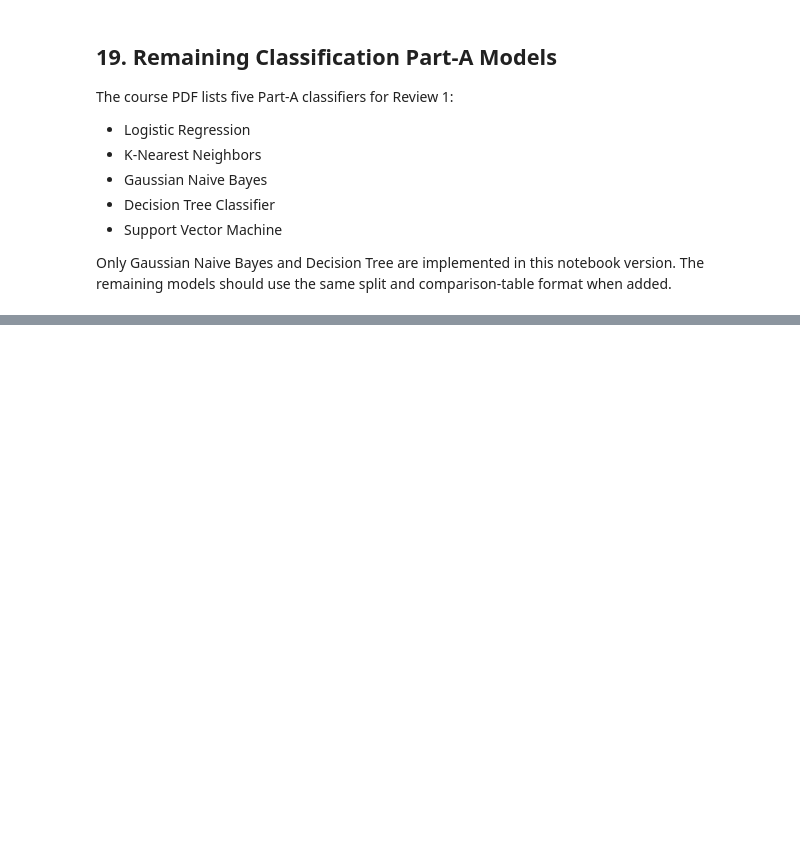
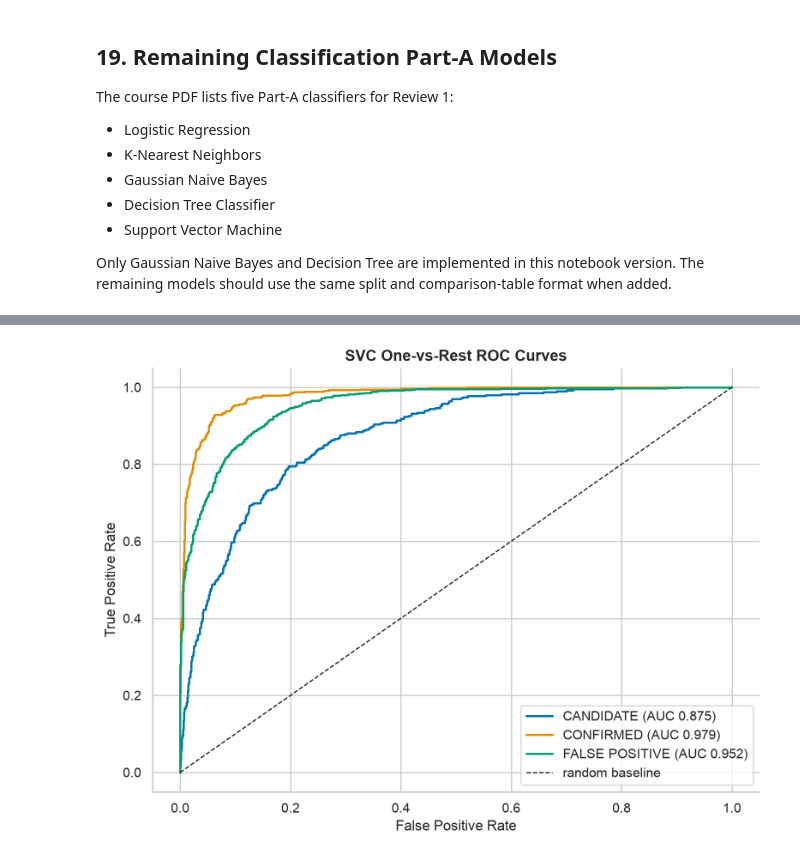
Before and after one commit to DominicKarolPeter/ML-Capstone_project, a Jupyter notebook: notebooks/classification.ipynb, the cells around one changed output, grey strips where cells are left out. Cells and saved outputs as stored; diff of their text form; code cells hidden in the pictures; blank space fills up the shorter version.

```diff
--- a/notebooks/classification.ipynb
+++ b/notebooks/classification.ipynb
@@ -729,0 +826,21 @@ Only Gaussian Naive Bayes and Decision Tree are implemented in this notebook ver
+# %%
+#one-vs-rest roc curves for svc, saved under figures/SVC/
+svc_y_test_bin = label_binarize(y_test, classes=svc_classes)
+
+fig, ax = plt.subplots(figsize=(8, 6), dpi=200)
+for idx, class_name in enumerate(svc_classes):
+    fpr, tpr, _ = roc_curve(svc_y_test_bin[:, idx], svc_probabilities[:, idx])
+    auc = roc_auc_score(svc_y_test_bin[:, idx], svc_probabilities[:, idx])
+    ax.plot(fpr, tpr, lw=1.8, label=f"{class_name} (AUC {auc:.3f})")
+
+ax.plot([0, 1], [0, 1], "k--", lw=1, label="random baseline")
+ax.set_title("SVC One-vs-Rest ROC Curves", fontsize=13, fontweight="bold")
+ax.set_xlabel("False Positive Rate")
+ax.set_ylabel("True Positive Rate")
+ax.legend(loc="lower right")
+sns.despine(ax=ax)
+plt.tight_layout()
+plt.savefig("figures/SVC/roc_curves.png", dpi=300, bbox_inches="tight")
+plt.show()
+# %% [output]
+[figure, added]
```
Also changed, not shown: parts of 6 cells of this notebook, 2 other files.
